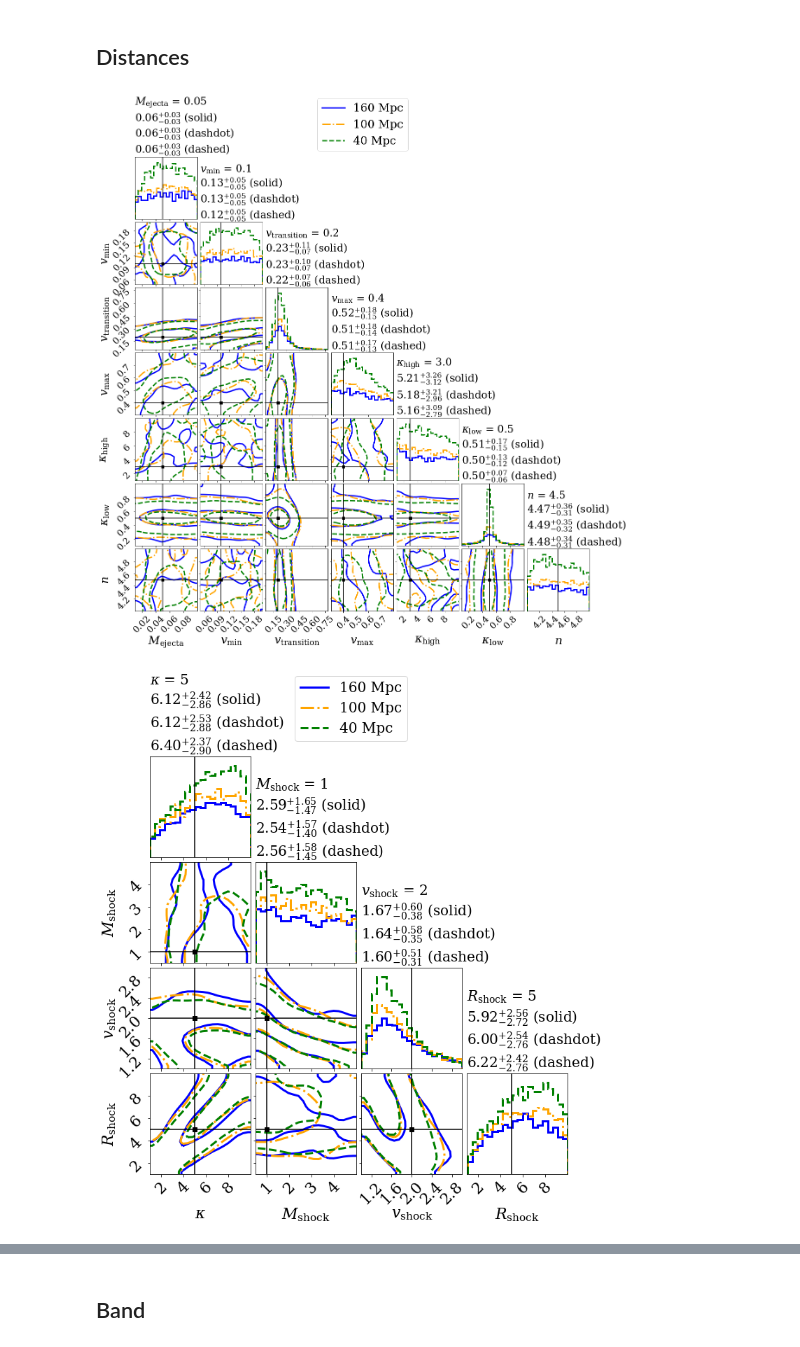
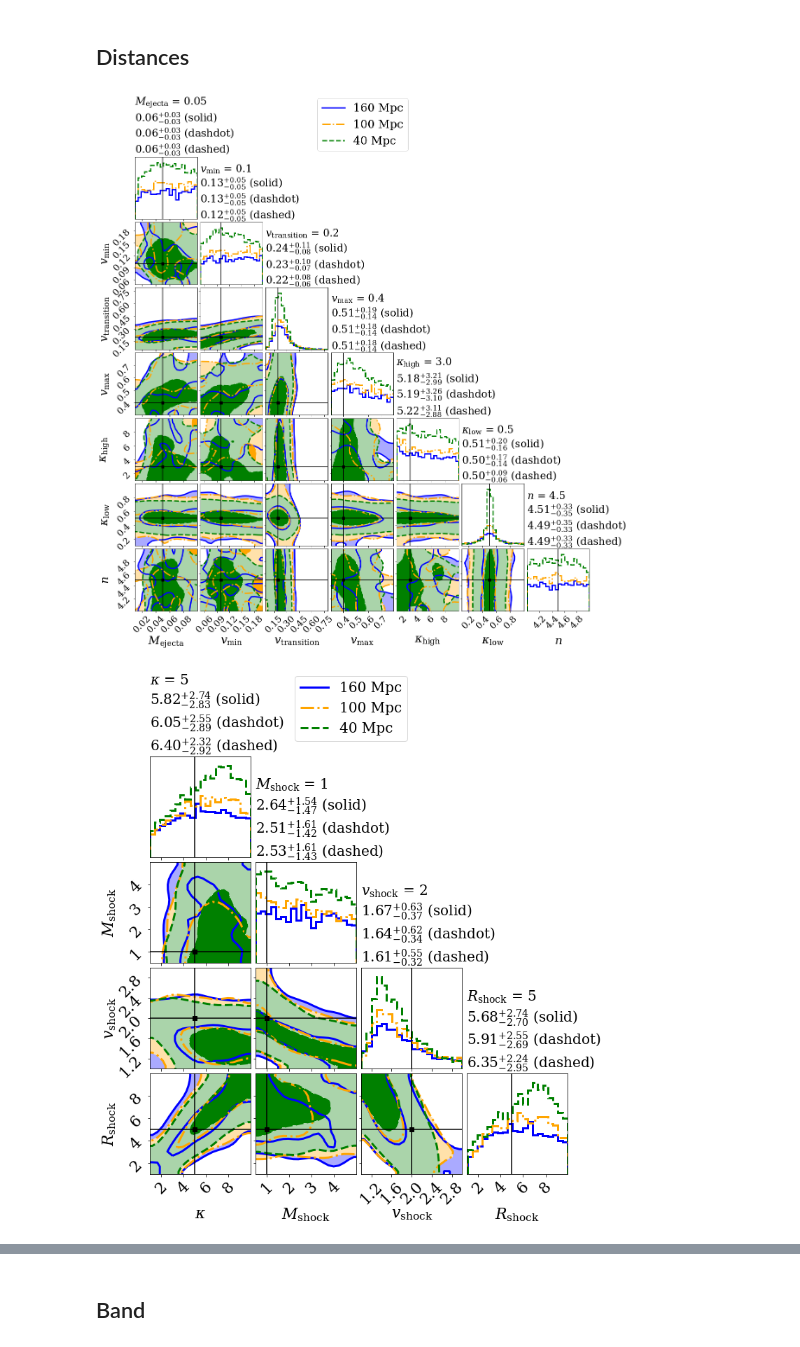
Before and after one commit to Basdorsman/kilonova-bayesian-analysis, a Jupyter notebook: post_processing/Cornerplots.ipynb, the cells around one changed output, grey strips where cells are left out. Drawn from its saved outputs; the diff is of its cells as text; code cells hidden in the pictures.

```diff
--- a/post_processing/Cornerplots.ipynb
+++ b/post_processing/Cornerplots.ipynb
@@ -13,39 +13,41 @@ labelpad=0.08
 # %%
 model = 'kilonova' # kilonova, kilonova_uvboost, shock
 datas = 'kilonova'
 delay = '0h'
 distance = ['160','100','40']
 band = 'no_opticalband_NUV_Dband'
+redden = True
 legend_texts= ['160 Mpc','100 Mpc','40 Mpc']
 colors=['blue','orange','green']
 linestyles = ['solid','dashdot','dashed']
 linewidths = [3,3,3]
 
-samples,legend_texts = getSamples(model, datas, delay, distance, band, legend_texts=legend_texts)
-figure = cornerPlot(model, samples, legend_texts, colors, linestyles, linewidths)
+samples,legend_texts = getSamples(model, datas, delay, distance, band, redden, legend_texts=legend_texts)
+figure = cornerPlot(model, samples, legend_texts, colors, linestyles, linewidths, fill_contours=True)
 
 plt.show()
 figure.savefig(f'plots/cornerplot_{band}_{model}.png',dpi=300,pad_inches=0.3,bbox_inches='tight')
 # %% [output]
-[figure, old version]
+[figure, new version]
 # %%
 model = 'shock' # kilonova, kilonova_uvboost, shock
 datas = 'shock'
 delay = '0h'
 distance = ['160','100','40']
 band = 'no_opticalband_NUV_Dband'
+redden=True
 legend_texts= ['160 Mpc','100 Mpc','40 Mpc']
 colors=['blue','orange','green']
 linestyles = ['solid','dashdot','dashed']
 linewidths = [3,3,3]
 
-samples,legend_texts = getSamples(model, datas, delay, distance, band, legend_texts=legend_texts)
+samples,legend_texts = getSamples(model, datas, delay, distance, band, redden, legend_texts=legend_texts)
 figure = cornerPlot(model, samples, legend_texts, colors, linestyles, linewidths)
 
 plt.show()
 figure.savefig(f'plots/cornerplot_{band}_{model}.png',dpi=300, pad_inches=0.3, bbox_inches='tight')
 # %% [output]
-[figure, old version]
+[figure, new version]
 # %%
 model = 'kilonova_uvboost' # kilonova, kilonova_uvboost, shock
 datas = 'kilonova_uvboost'
```
Also changed, not shown: parts of 3 cells of this notebook, 9 other files.
